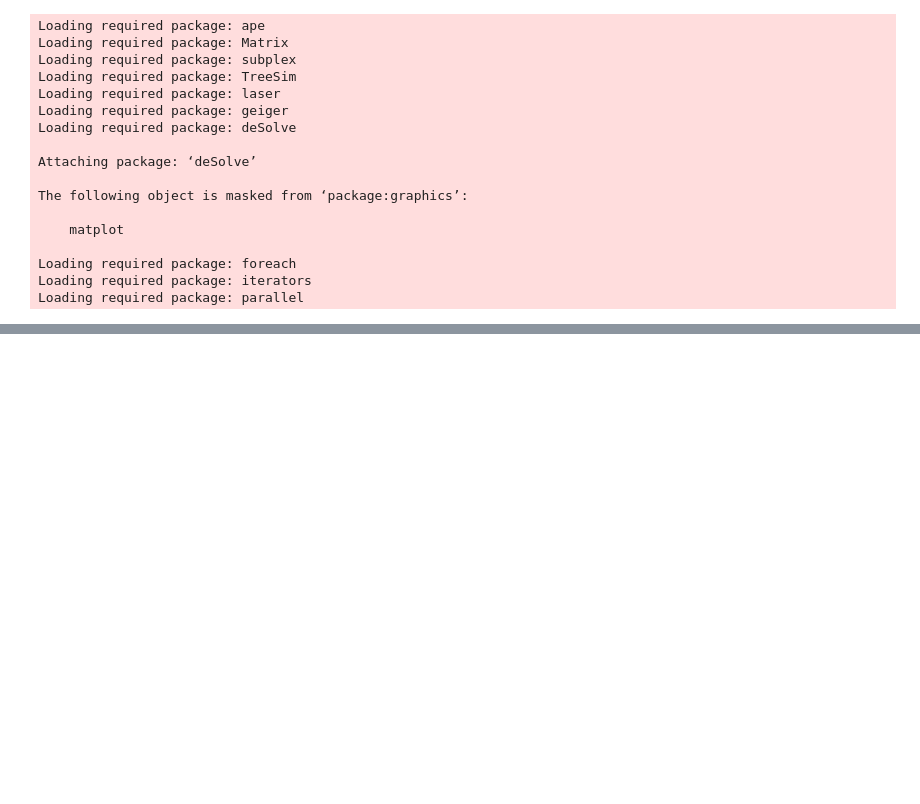
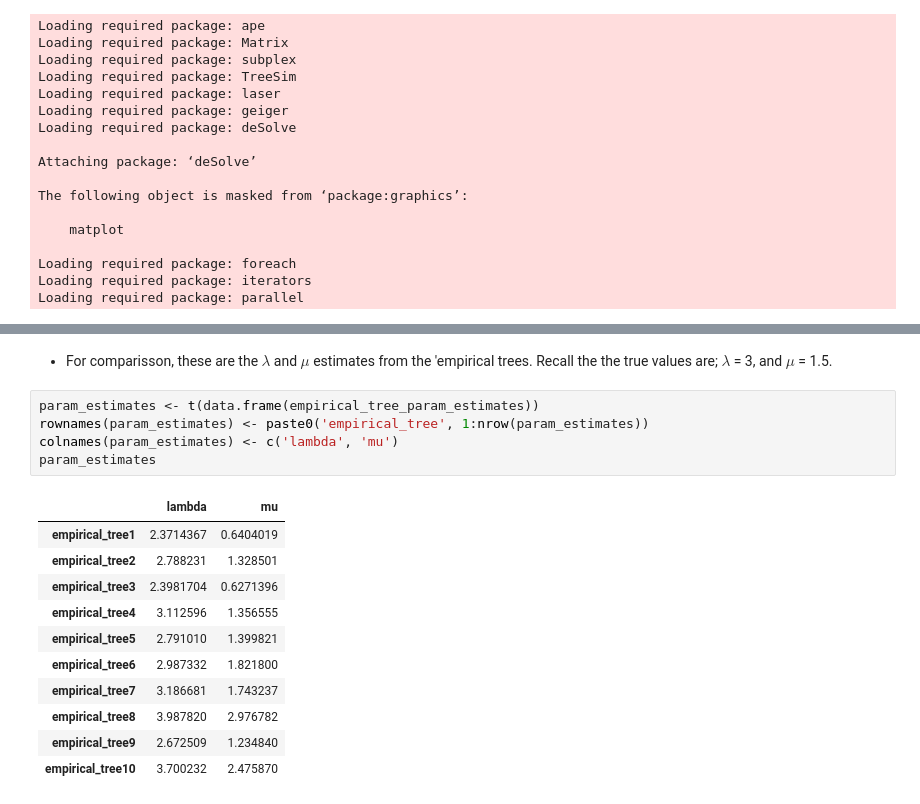
Before and after one commit to sebastianduchene/phylodynamics_adequacy, a Jupyter notebook: constant_constant.ipynb, the cells around one changed output, grey strips where cells are left out. Cells and saved outputs as stored; diff of their text form; blank space fills up the shorter version.

```diff
--- a/constant_constant.ipynb
+++ b/constant_constant.ipynb
@@ -115,0 +137,19 @@ hist(pvals)
+# %% [markdown]
+- For comparisson, these are the $\lambda$ and $\mu$ estimates from the 'empirical trees. Recall the the true values are; $\lambda$ = 3, and $\mu$ = 1.5.
+# %%
+param_estimates <- t(data.frame(empirical_tree_param_estimates))
+rownames(param_estimates) <- paste0('empirical_tree', 1:nrow(param_estimates))
+colnames(param_estimates) <- c('lambda', 'mu')
+param_estimates
+# %% [output]
+|  | lambda | mu |
+| empirical_tree1 | 2.3714367 | 0.6404019 |
+| empirical_tree2 | 2.788231 | 1.328501 |
+| empirical_tree3 | 2.3981704 | 0.6271396 |
+| empirical_tree4 | 3.112596 | 1.356555 |
+| empirical_tree5 | 2.791010 | 1.399821 |
+| empirical_tree6 | 2.987332 | 1.821800 |
+| empirical_tree7 | 3.186681 | 1.743237 |
+| empirical_tree8 | 3.987820 | 2.976782 |
+| empirical_tree9 | 2.672509 | 1.234840 |
+| empirical_tree10 | 3.700232 | 2.475870 |
```
Also changed, not shown: parts of 16 cells of this notebook, 3 other files.
